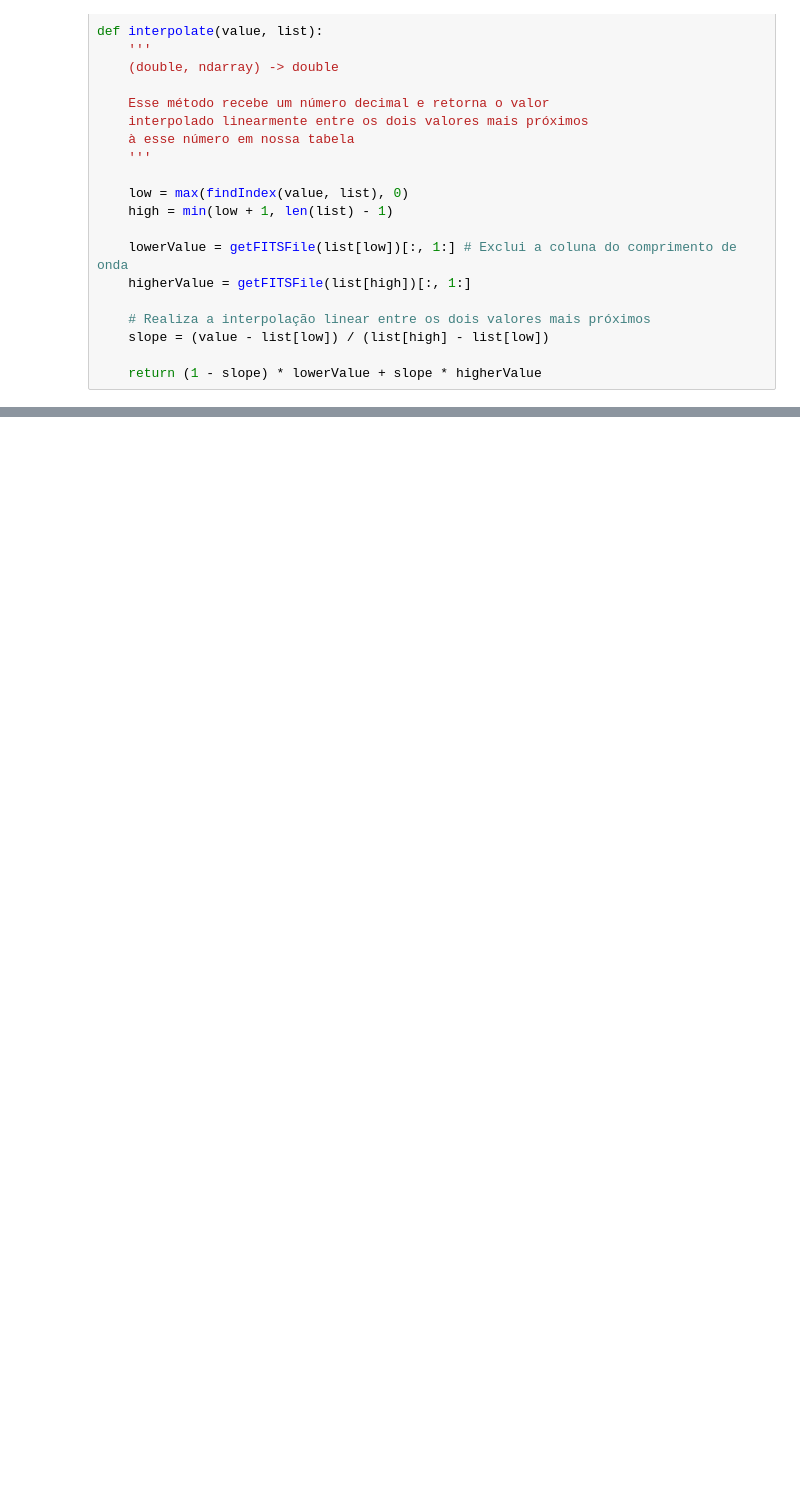
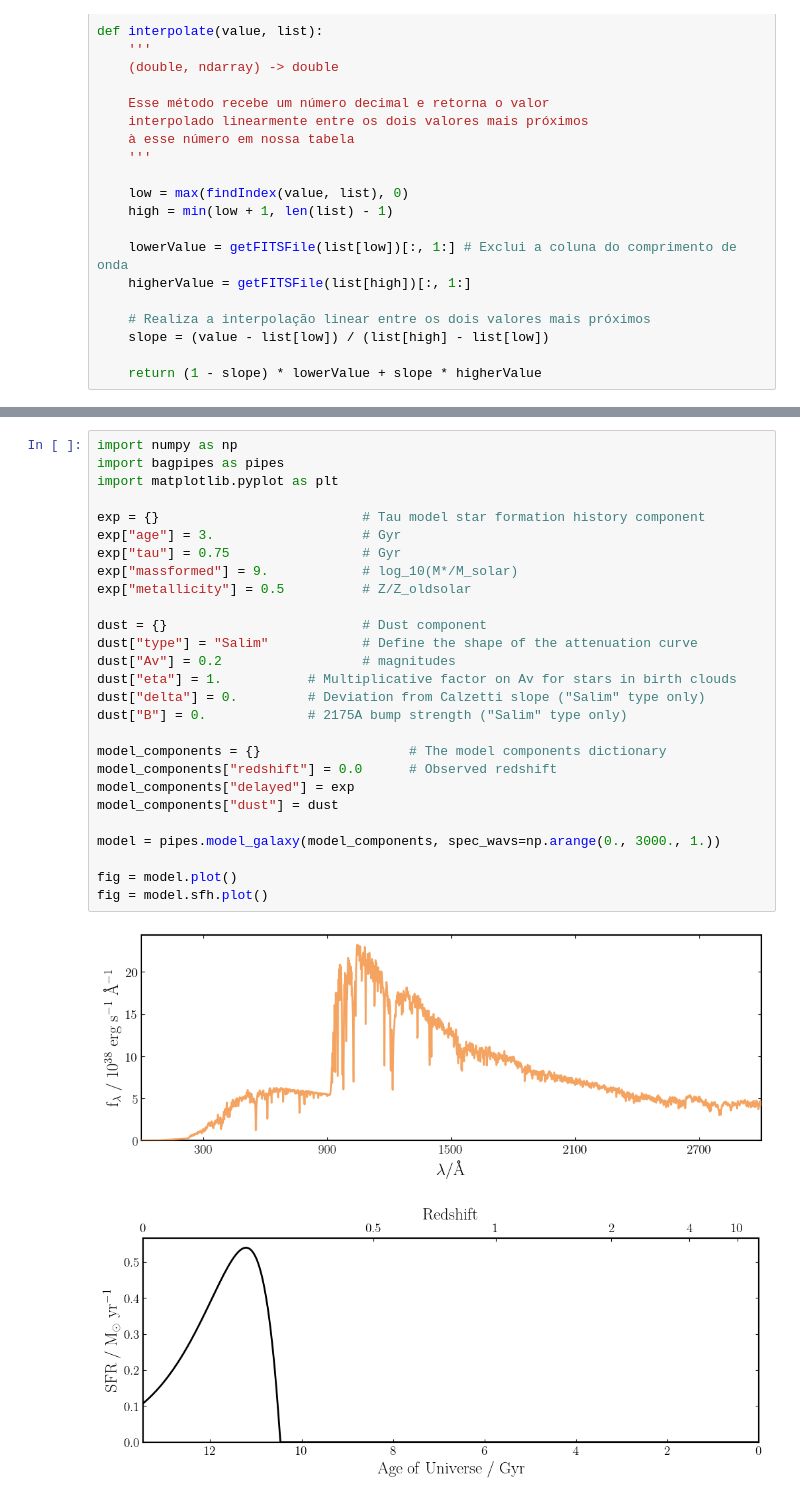
Before and after one commit to pedroand6/IC-2025, a Jupyter notebook: SPS/SPS.ipynb, the cells around one changed output, grey strips where cells are left out. Cells and saved outputs as stored; diff of their text form; blank space fills up the shorter version.

```diff
--- a/SPS/SPS.ipynb
+++ b/SPS/SPS.ipynb
@@ -192,0 +202,30 @@ plt.show()
+# %%
+import numpy as np
+import bagpipes as pipes
+import matplotlib.pyplot as plt
+
+exp = {}                          # Tau model star formation history component
+exp["age"] = 3.                   # Gyr
+exp["tau"] = 0.75                 # Gyr
+exp["massformed"] = 9.            # log_10(M*/M_solar)
+exp["metallicity"] = 0.5          # Z/Z_oldsolar
+
+dust = {}                         # Dust component
+dust["type"] = "Salim"            # Define the shape of the attenuation curve
+dust["Av"] = 0.2                  # magnitudes
+dust["eta"] = 1.           # Multiplicative factor on Av for stars in birth clouds
+dust["delta"] = 0.         # Deviation from Calzetti slope ("Salim" type only)
+dust["B"] = 0.             # 2175A bump strength ("Salim" type only)
+
+model_components = {}                   # The model components dictionary
+model_components["redshift"] = 0.0      # Observed redshift
+model_components["delayed"] = exp
+model_components["dust"] = dust
+
+model = pipes.model_galaxy(model_components, spec_wavs=np.arange(0., 3000., 1.))
+
+fig = model.plot()
+fig = model.sfh.plot()
+# %% [output]
+[figure, added]
+[figure, added]
```
Also changed, not shown: parts of 3 cells of this notebook, 2 other files.
